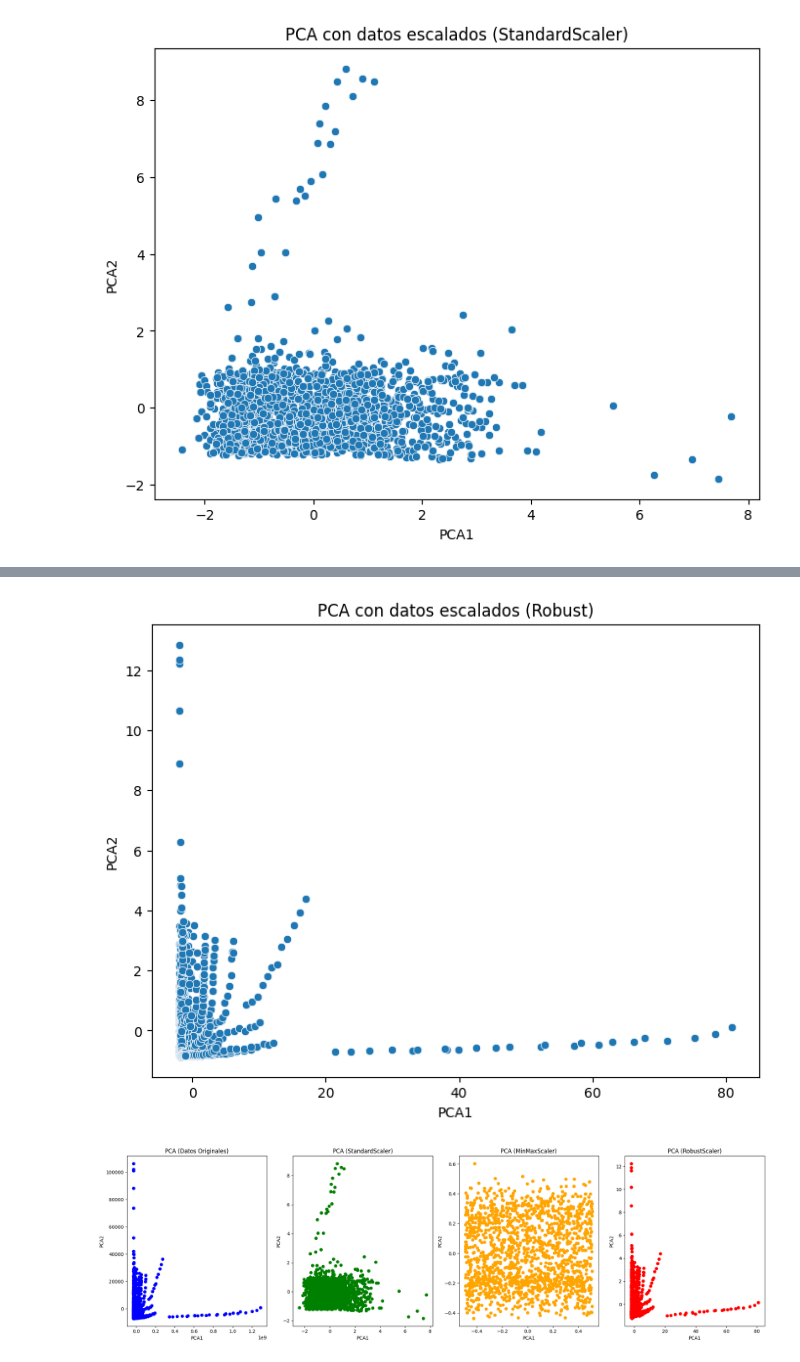
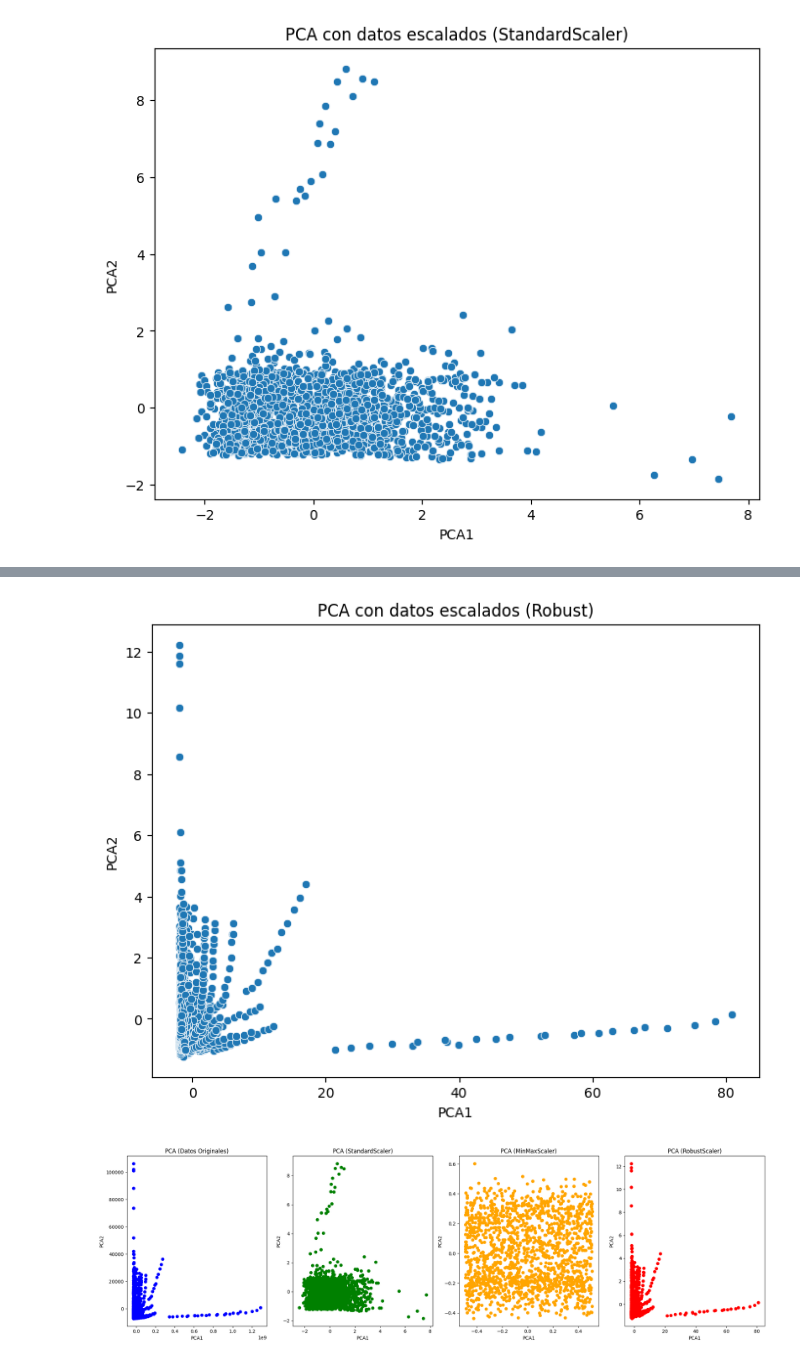
Before and after one commit to leavil/gapminder, a Jupyter notebook: notebooks/Panda_Missing_Gapminder.ipynb, the cells around one changed output, grey strips where cells are left out. Drawn from its saved outputs; the diff is of its cells as text; code cells hidden in the pictures.

```diff
--- a/notebooks/Panda_Missing_Gapminder.ipynb
+++ b/notebooks/Panda_Missing_Gapminder.ipynb
@@ -773,22 +773,22 @@ plt.show()
 # %%
 from sklearn.decomposition import PCA
 
 # Crear PCA con 2 componentes
 pca = PCA(n_components=2)
 
 # Aplicar PCA a los datos escalados (Robust)
-pca_result = pca.fit_transform(df_scaled_robust[columns_to_scale[1:3]])
+pca_result = pca.fit_transform(df_scaled_robust[columns_to_scale])
 
 # Crear un DataFrame con los resultados
 pca_df = pd.DataFrame(data=pca_result, columns=['PCA1', 'PCA2'])
 
 # Graficar los resultados de PCA
 plt.figure(figsize=(8, 6))
 sns.scatterplot(x='PCA1', y='PCA2', data=pca_df)
 plt.title("PCA con datos escalados (Robust)")
 plt.show()
 # %% [output]
-[figure, old version]
+[figure, new version]
 # %%
 from sklearn.decomposition import PCA
 import matplotlib.pyplot as plt
```
Also changed, not shown: parts of 4 cells of this notebook.
